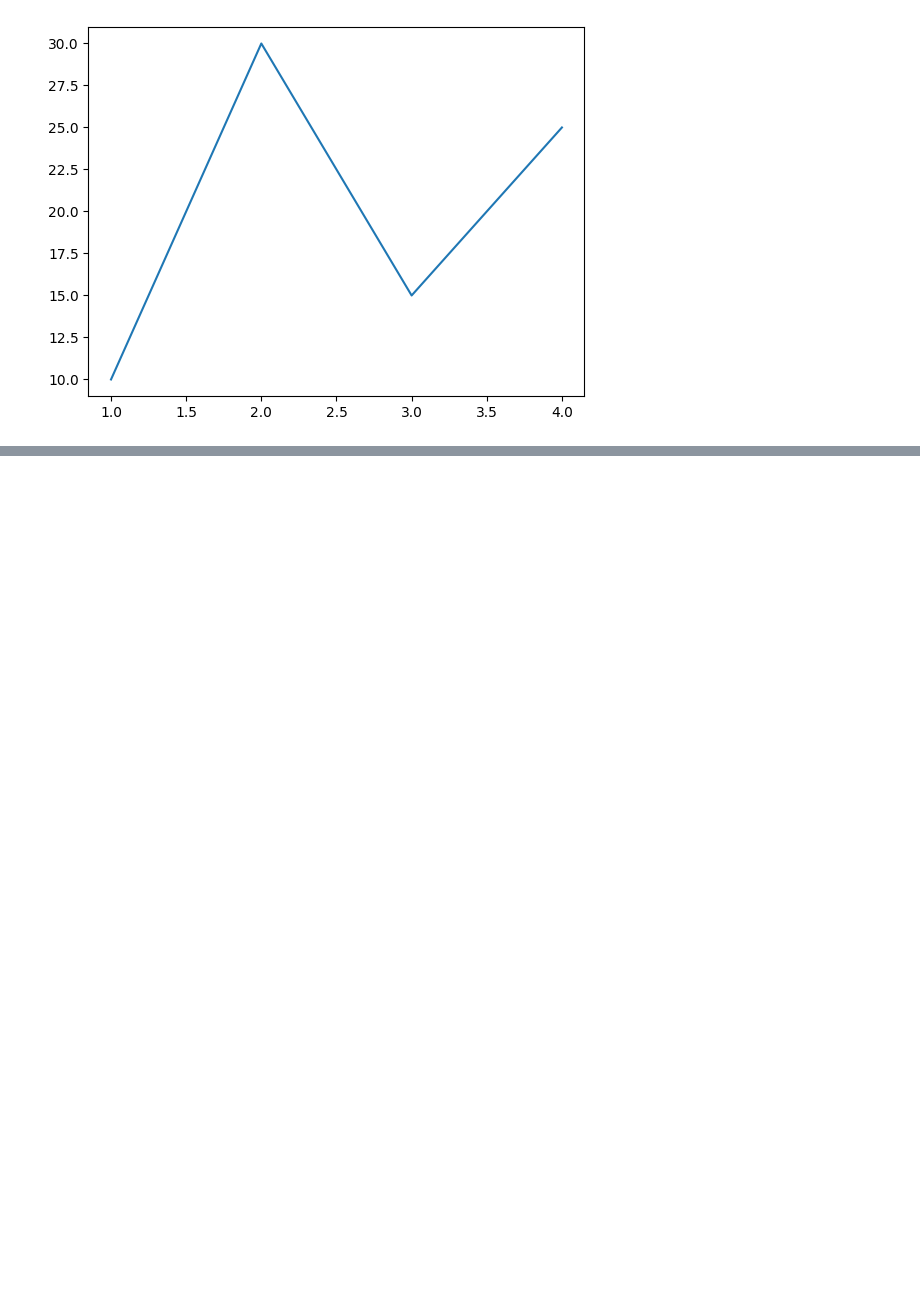
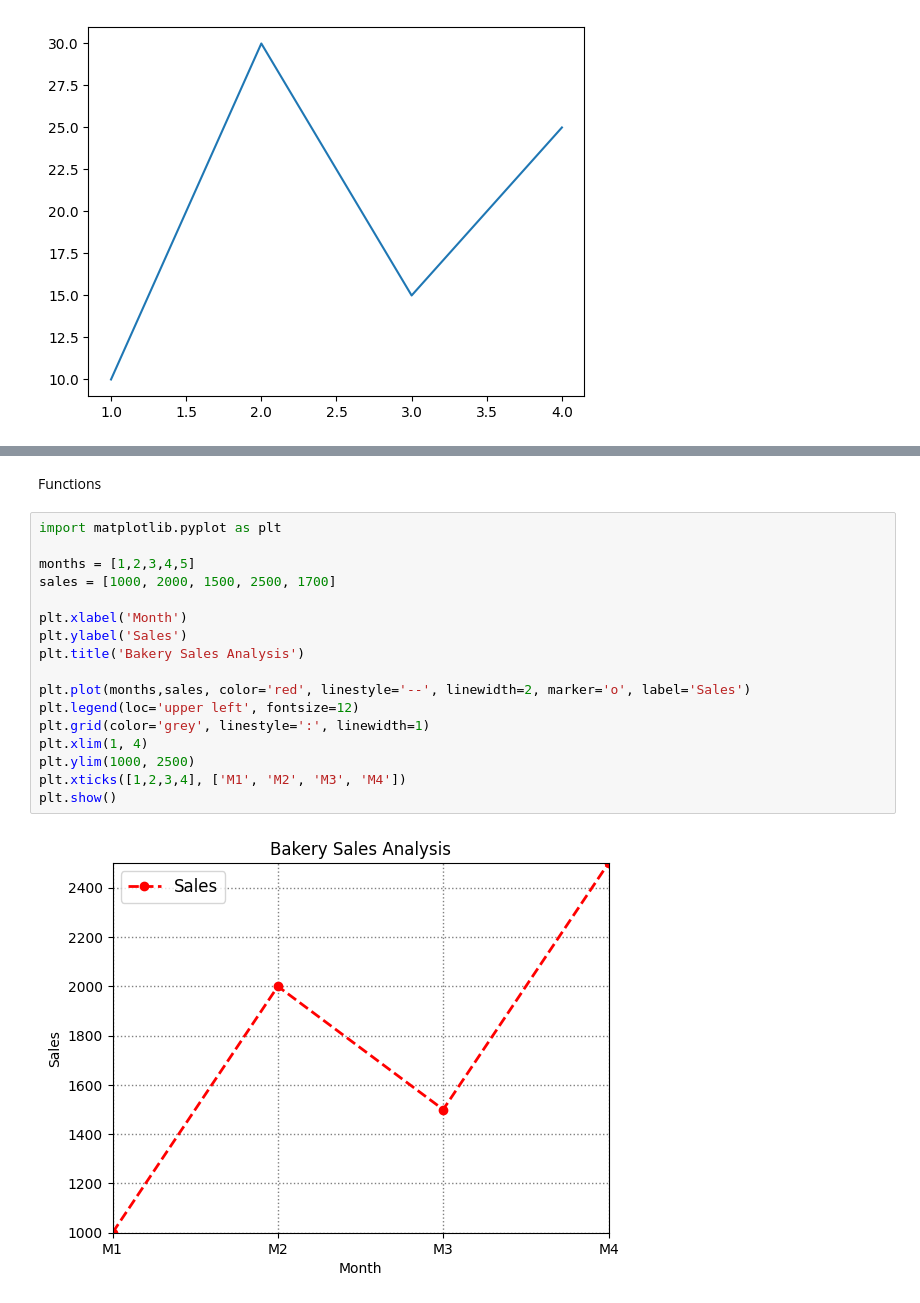
Before and after one commit to Vikram-0401/Python_Projects, a Jupyter notebook: Aiml.ipynb, the cells around one changed output, grey strips where cells are left out. Drawn from its saved outputs; the diff is of its cells as text; blank space fills up the shorter version.

Commit message:
Functions

```diff
--- a/Aiml.ipynb
+++ b/Aiml.ipynb
@@ -1071,0 +1087,21 @@ plt.show()
+# %% [markdown]
+Functions
+# %%
+import matplotlib.pyplot as plt
+
+months = [1,2,3,4,5]
+sales = [1000, 2000, 1500, 2500, 1700]
+
+plt.xlabel('Month')
+plt.ylabel('Sales')
+plt.title('Bakery Sales Analysis')
+
+plt.plot(months,sales, color='red', linestyle='--', linewidth=2, marker='o', label='Sales')
+plt.legend(loc='upper left', fontsize=12)
+plt.grid(color='grey', linestyle=':', linewidth=1)
+plt.xlim(1, 4)
+plt.ylim(1000, 2500)
+plt.xticks([1,2,3,4], ['M1', 'M2', 'M3', 'M4'])
+plt.show()
+# %% [output]
+[figure, added]
```
Also changed, not shown: parts of 1 cell of this notebook.
